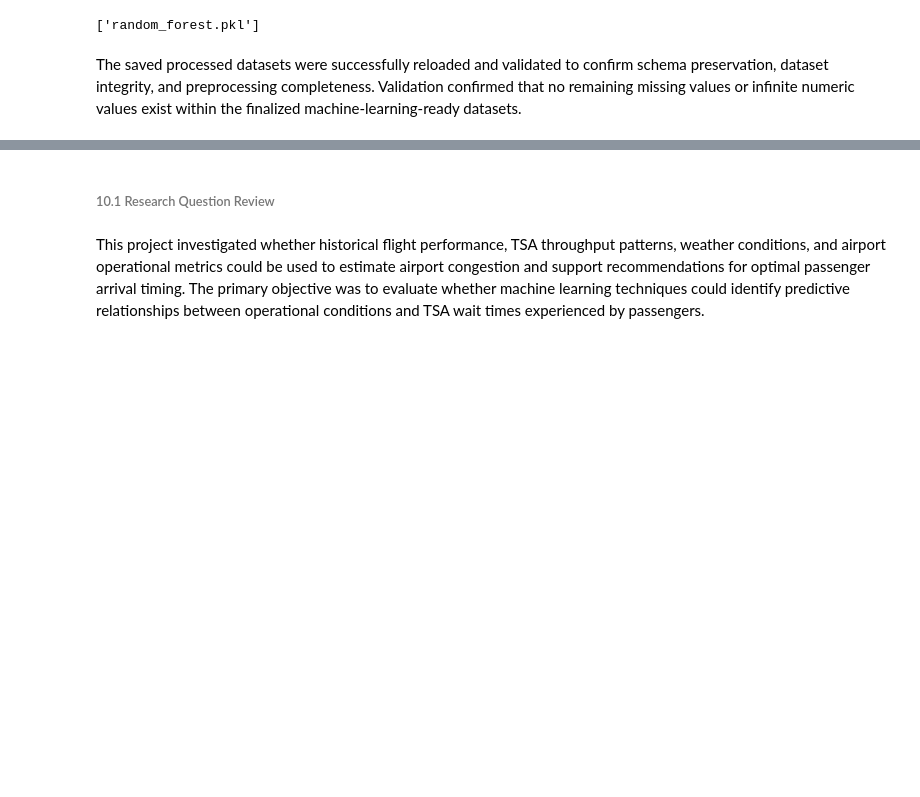
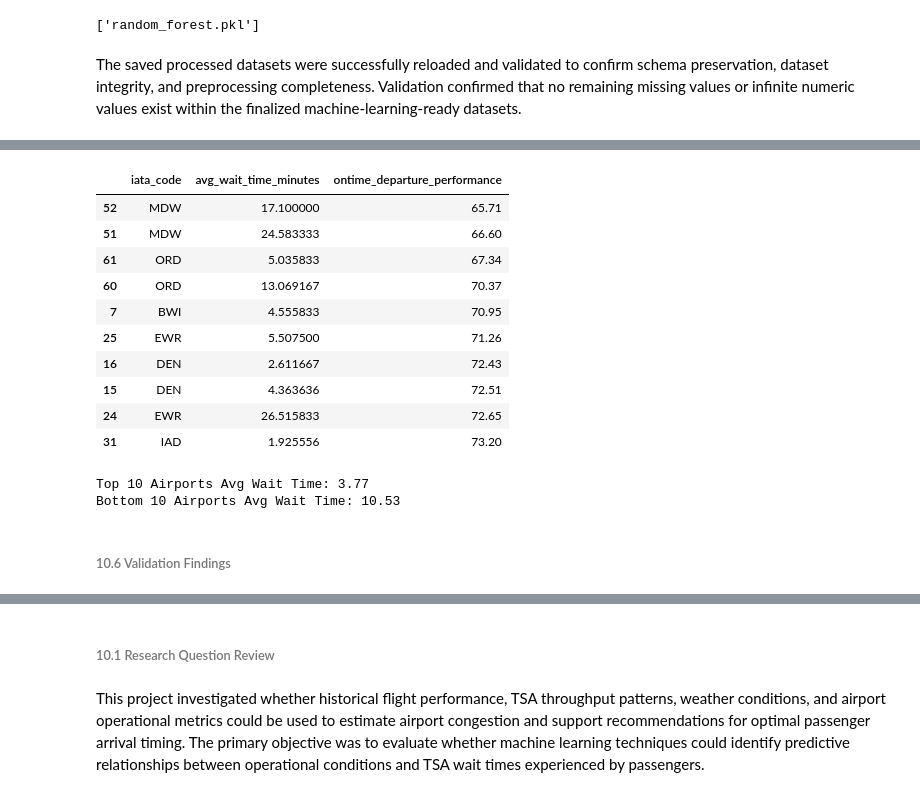
Before and after one commit to kevin-yuen/Airport_Congestion_Prediction_System, a Jupyter notebook: notebooks/02_modeling_pipeline.ipynb, the cells around one changed output, grey strips where cells are left out. Saved outputs shown, nothing was run; the diff lists cells and outputs as text; code cells hidden in the pictures; blank space fills up the shorter version.

```diff
--- a/notebooks/02_modeling_pipeline.ipynb
+++ b/notebooks/02_modeling_pipeline.ipynb
@@ -1121,0 +1280,46 @@ The saved processed datasets were successfully reloaded and validated to confirm
+# %%
+# Bottom 10 airports
+
+worst_airports = (
+    validation_df
+    .sort_values(
+        "ontime_departure_performance",
+        ascending=True
+    )
+    .head(10)
+)
+
+worst_airports[
+    [
+        "iata_code",
+        "avg_wait_time_minutes",
+        "ontime_departure_performance"
+    ]
+]
+# %% [output]
+|  | iata_code | avg_wait_time_minutes | ontime_departure_performance |
+| 52 | MDW | 17.100000 | 65.71 |
+| 51 | MDW | 24.583333 | 66.60 |
+| 61 | ORD | 5.035833 | 67.34 |
+| 60 | ORD | 13.069167 | 70.37 |
+| 7 | BWI | 4.555833 | 70.95 |
+| 25 | EWR | 5.507500 | 71.26 |
+| 16 | DEN | 2.611667 | 72.43 |
+| 15 | DEN | 4.363636 | 72.51 |
+| 24 | EWR | 26.515833 | 72.65 |
+| 31 | IAD | 1.925556 | 73.20 |
+# %%
+print(
+    f"Top 10 Airports Avg Wait Time: "
+    f"{best_airports['avg_wait_time_minutes'].mean():.2f}"
+)
+
+print(
+    f"Bottom 10 Airports Avg Wait Time: "
+    f"{worst_airports['avg_wait_time_minutes'].mean():.2f}"
+)
+# %% [output]
+Top 10 Airports Avg Wait Time: 3.77
+Bottom 10 Airports Avg Wait Time: 10.53
+# %% [markdown]
+###### 10.6 Validation Findings
```
Also changed, not shown: parts of 43 cells of this notebook, 3 other files.
